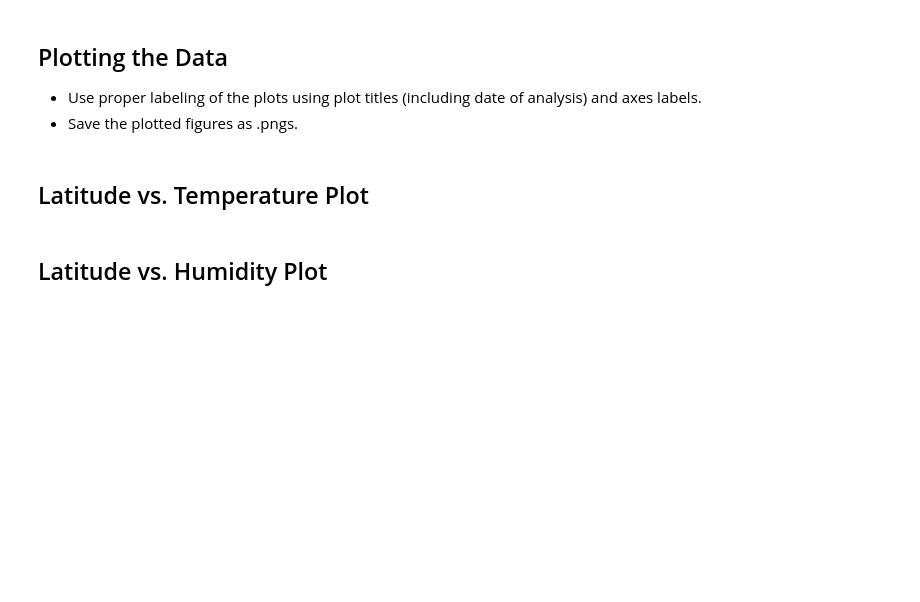
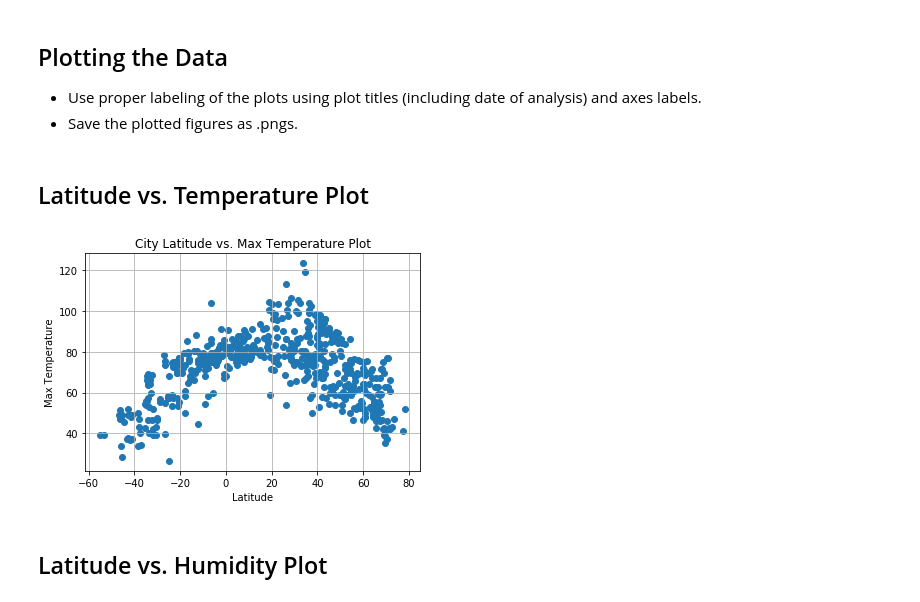
Before and after one commit to brookecrofts/WeatherPy_Analysis, a Jupyter notebook: WeatherPy/WeatherPy.ipynb, the cells around one changed output. Drawn from its saved outputs; the diff is of its cells as text; code cells hidden in the pictures; blank space fills up the shorter version.

Commit message:
Code through scatter plots

```diff
--- a/WeatherPy/WeatherPy.ipynb
+++ b/WeatherPy/WeatherPy.ipynb
@@ -186,12 +197,14 @@ weather_df['Humidity']>100
 # %% [markdown]
 ## Latitude vs. Temperature Plot
 # %%
-plt.scatter(weather_df["Latitude"], weather_df["Max Temp"], marker="o")
-plt.title("City Latitude vs. Temperature Plot")
+plt.scatter(weather_df["Lat"], weather_df["Max Temp"], marker="o")
+plt.title("City Latitude vs. Max Temperature Plot")
 plt.ylabel("Max Temperature")
 plt.xlabel("Latitude")
 plt.grid(True)
 plt.show()
+# %% [output]
+[figure, added]
 # %% [markdown]
 ## Latitude vs. Humidity Plot
 # %%
```
Also changed, not shown: parts of 7 cells of this notebook.
